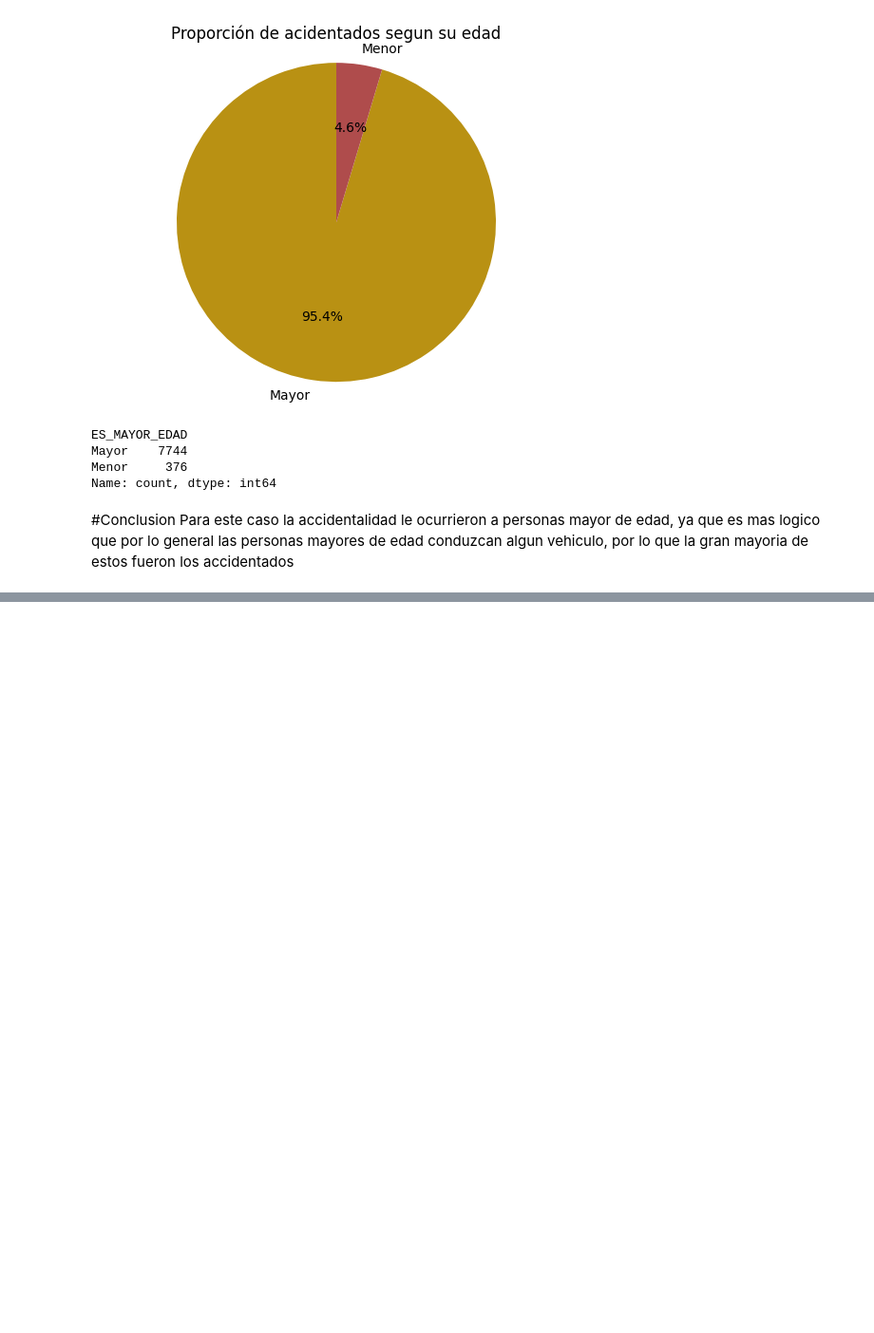
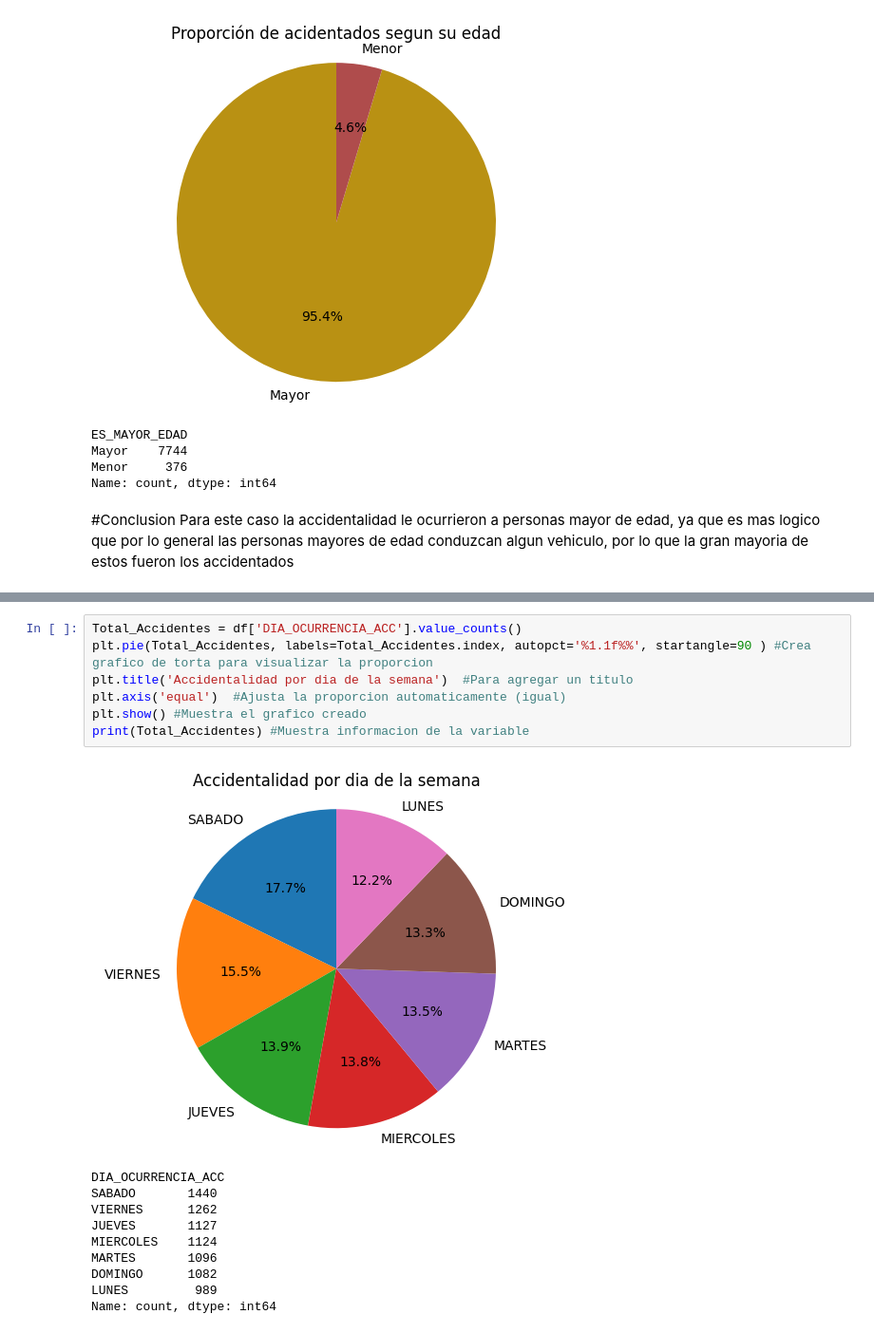
Before and after one commit to SrJames14/Proyecto, a Jupyter notebook: siniestrovial.ipynb, the cells around one changed output, grey strips where cells are left out. Shown: that part at 95% size. Cells and saved outputs as stored; diff of their text form; blank space fills up the shorter version.

```diff
--- a/siniestrovial.ipynb
+++ b/siniestrovial.ipynb
@@ -169,0 +163,18 @@ La fecha más antigua es: 2007-01-03 05:00:00+00:00
+# %%
+Total_Accidentes = df['DIA_OCURRENCIA_ACC'].value_counts()
+plt.pie(Total_Accidentes, labels=Total_Accidentes.index, autopct='%1.1f%%', startangle=90 ) #Crea grafico de torta para visualizar la proporcion
+plt.title('Accidentalidad por dia de la semana')  #Para agregar un titulo
+plt.axis('equal')  #Ajusta la proporcion automaticamente (igual)
+plt.show() #Muestra el grafico creado
+print(Total_Accidentes) #Muestra informacion de la variable
+# %% [output]
+[figure, added]
+DIA_OCURRENCIA_ACC
+SABADO       1440
+VIERNES      1262
+JUEVES       1127
+MIERCOLES    1124
+MARTES       1096
+DOMINGO      1082
+LUNES         989
+Name: count, dtype: int64
```
Also changed, not shown: parts of 7 cells of this notebook.
